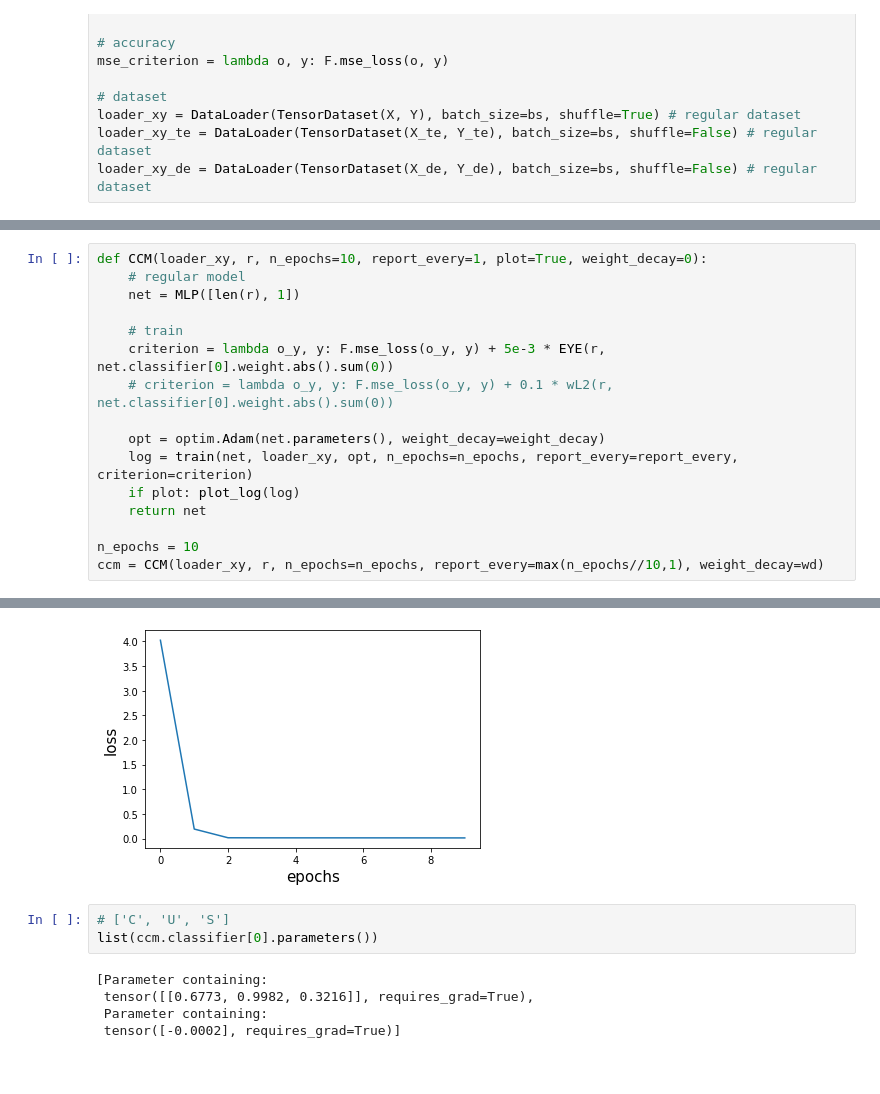
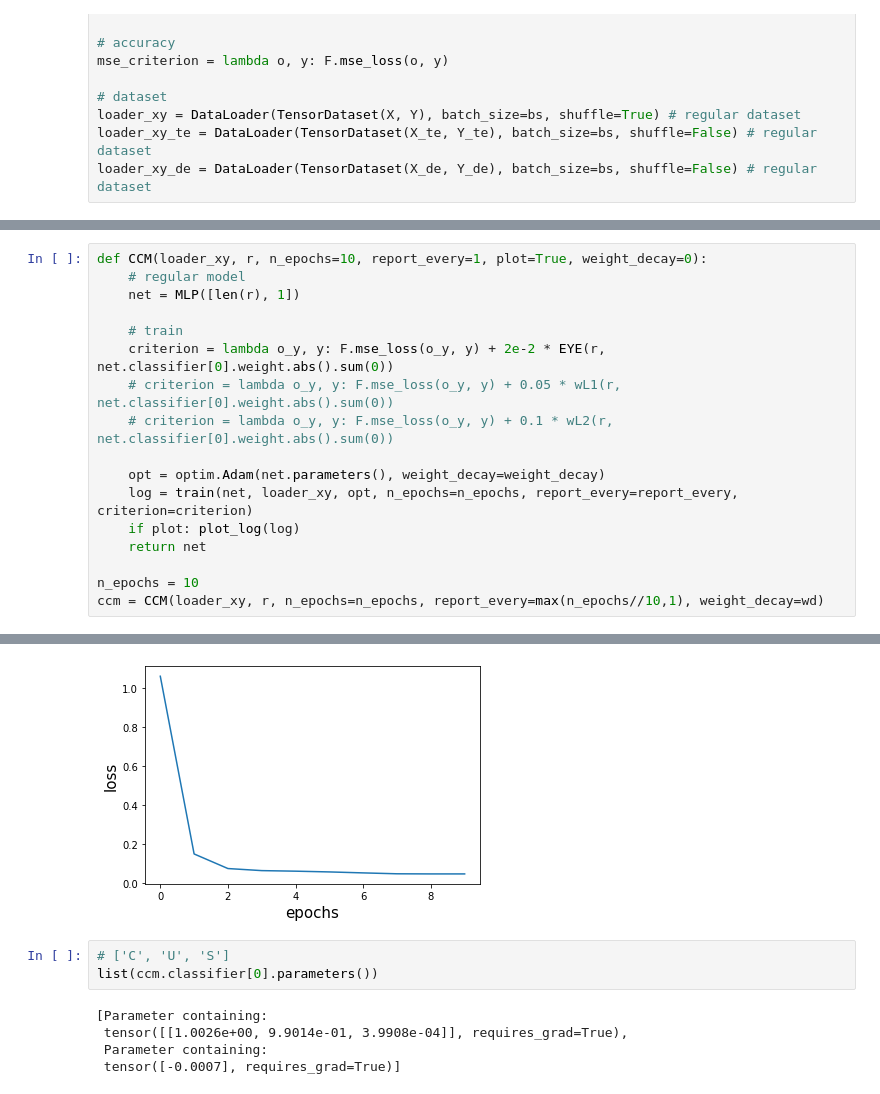
Before and after one commit to nathanwang000/ConceptCredibleModel, a Jupyter notebook: notebooks/Motivation.ipynb, the cells around one changed output, grey strips where cells are left out. Saved outputs shown, nothing was run; the diff lists cells and outputs as text.

```diff
--- a/notebooks/Motivation.ipynb
+++ b/notebooks/Motivation.ipynb
@@ -153,7 +153,8 @@ def CCM(loader_xy, r, n_epochs=10, report_every=1, plot=True, weight_decay=0):
     net = MLP([len(r), 1])
 
     # train
-    criterion = lambda o_y, y: F.mse_loss(o_y, y) + 5e-3 * EYE(r, net.classifier[0].weight.abs().sum(0))
+    criterion = lambda o_y, y: F.mse_loss(o_y, y) + 2e-2 * EYE(r, net.classifier[0].weight.abs().sum(0))
+    # criterion = lambda o_y, y: F.mse_loss(o_y, y) + 0.05 * wL1(r, net.classifier[0].weight.abs().sum(0))
     # criterion = lambda o_y, y: F.mse_loss(o_y, y) + 0.1 * wL2(r, net.classifier[0].weight.abs().sum(0))
 
     opt = optim.Adam(net.parameters(), weight_decay=weight_decay)
@@ -177,12 +178,12 @@ epoch   9: loss 1.438e-02
-[figure, old version]
+[figure, new version]
 # %%
 # ['C', 'U', 'S']
 list(ccm.classifier[0].parameters())
 # %% [output]
 [Parameter containing:
- tensor([[0.6773, 0.9982, 0.3216]], requires_grad=True),
+ tensor([[1.0026e+00, 9.9014e-01, 3.9908e-04]], requires_grad=True),
  Parameter containing:
- tensor([-0.0002], requires_grad=True)]
+ tensor([-0.0007], requires_grad=True)]
 # %%
 def CBM(loader_xy, r, n_epochs=10, report_every=1, plot=True, weight_decay=0):
     net = nn.Sequential(SubColumnNet(r.bool()), MLP([int(sum(r).item()), 1]))
```
Also changed, not shown: parts of 11 cells of this notebook, 6 other files.
